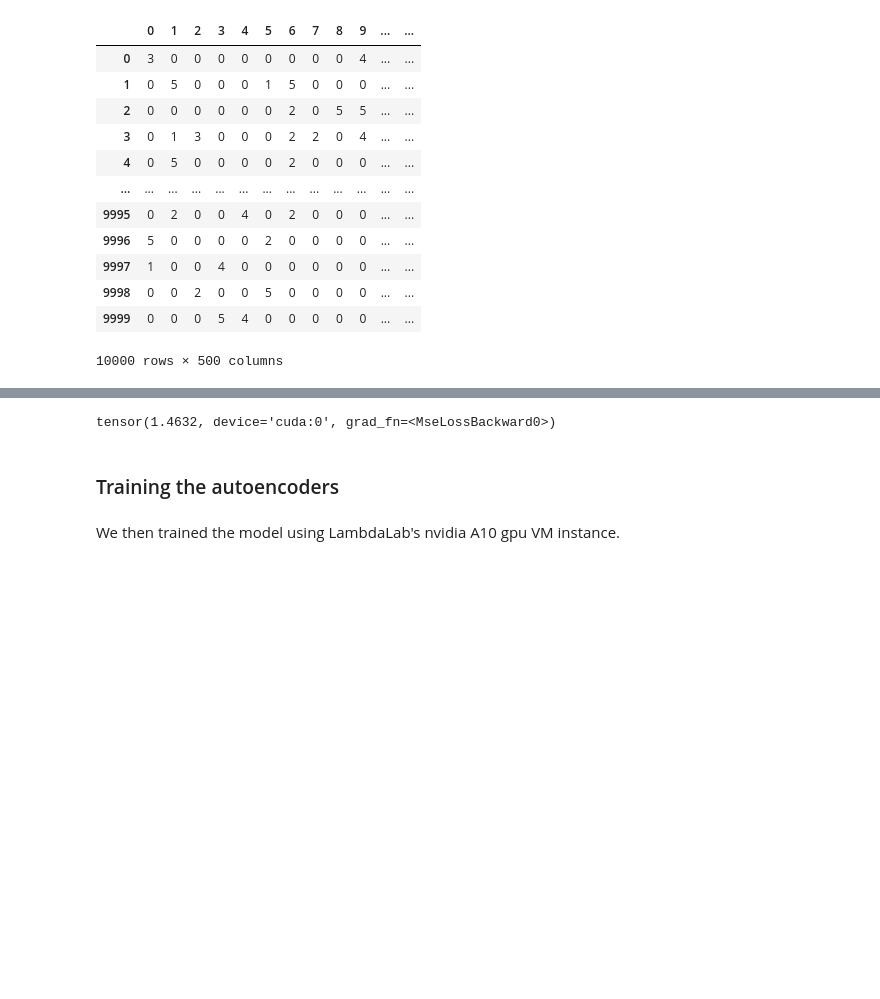
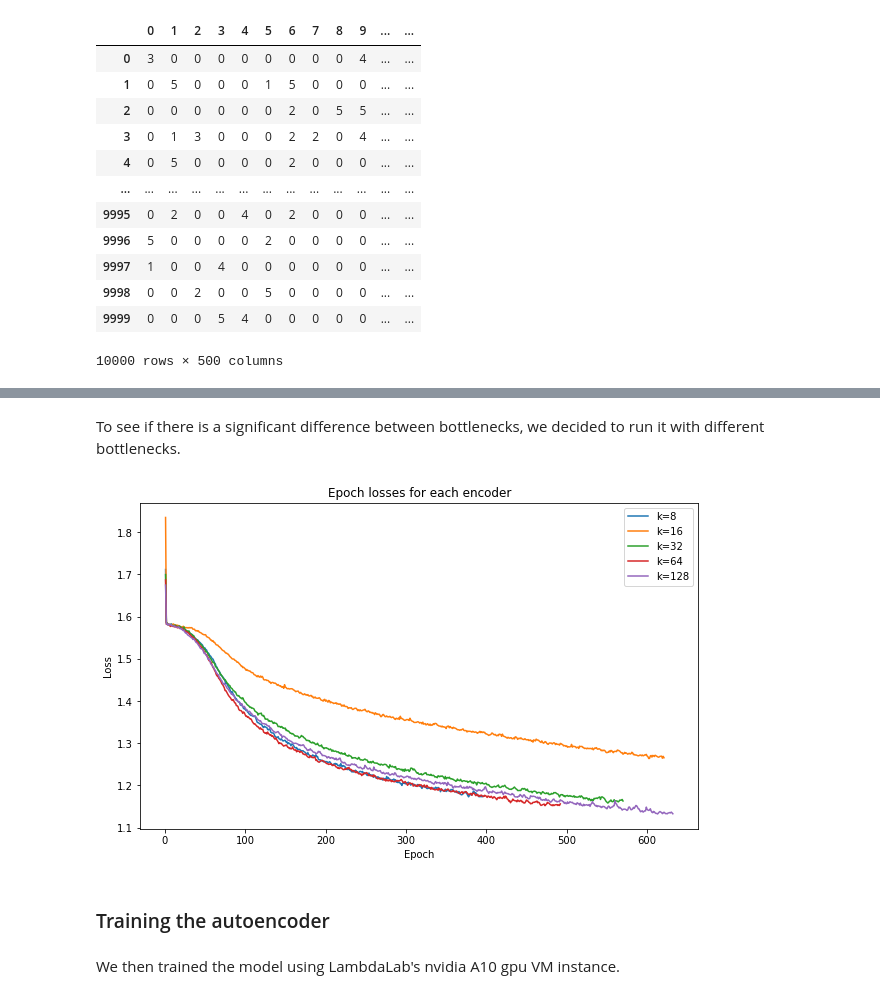
Before and after one commit to jinks145/pj_fireteam-108c, a Jupyter notebook: autoencoder.ipynb, the cells around one changed output, grey strips where cells are left out. Cells and saved outputs as stored; diff of their text form; code cells hidden in the pictures; blank space fills up the shorter version.

```diff
--- a/autoencoder.ipynb
+++ b/autoencoder.ipynb
@@ -155,14 +166,3 @@ train_loader = DataLoader(dataset, batch_size=batch_size, shuffle=True)
 model = AutoEncoder(num_items, bottleneck_size, device=device).to(device)
 # %%
 import matplotlib.pyplot as plt
-# %%
-# Train the model
-epochs, epoch_losses = model.fit(train_loader, n_epochs=1000, lr=0.001, patience=10)
-
-# Plot the training loss over epochs
-plt.plot(epochs, epoch_losses, label='Training Loss')
-plt.xlabel('Epoch')
-plt.ylabel('Loss')
-plt.title('Training Loss over Epochs')
-plt.legend()
-plt.show()
@@ -214,5 +169,16 @@ tensor([[3., 0., 0.,  ..., 0., 0., 0.],
-# %%
-loss = nn.MSELoss()
-loss(res, sample_tensor)
-# %% [output]
-tensor(1.4632, device='cuda:0', grad_fn=<MseLossBackward0>)
+# %%
+def plot_test_training_loss(bottleneck: int, results):
+    fig, ax = plt.subplots(figsize=(10, 6))
+
+    for epochs, loss in results:
+        x = np.arange(1, len(loss) + 1)
+        ax.plot(x, loss, label=f'k={bottleneck}')
+        bottleneck *= 2
+
+    ax.set_title('Epoch losses for each encoder')
+    ax.set_xlabel('Epoch')
+    ax.set_ylabel('Loss')
+    ax.legend()
+    plt.show()
+# %% [markdown]
+To see if there is a significant difference between bottlenecks, we decided to run it with different bottlenecks.
@@ -219,5 +187,14 @@ tensor(1.4632, device='cuda:0', grad_fn=<MseLossBackward0>)
+# %%
+# Train the model
+models = [AutoEncoder(num_items, bottleneck_size, device=device).to(device) for bottleneck_size in bottlenecks]
+results = [model.fit(train_loader, n_epochs=1000, lr=0.001, patience=20) for model in models]
+# %%
+# Plot the training loss over epochs
+plot_test_training_loss(8, results)
+# %% [output]
+[figure, added]
 # %% [markdown]
-### Training the autoencoders
+### Training the autoencoder
 # %% [markdown]
 We then trained the model using LambdaLab's nvidia A10 gpu VM instance.
 # %%
```
Also changed, not shown: parts of 92 cells of this notebook, 1 other file.
